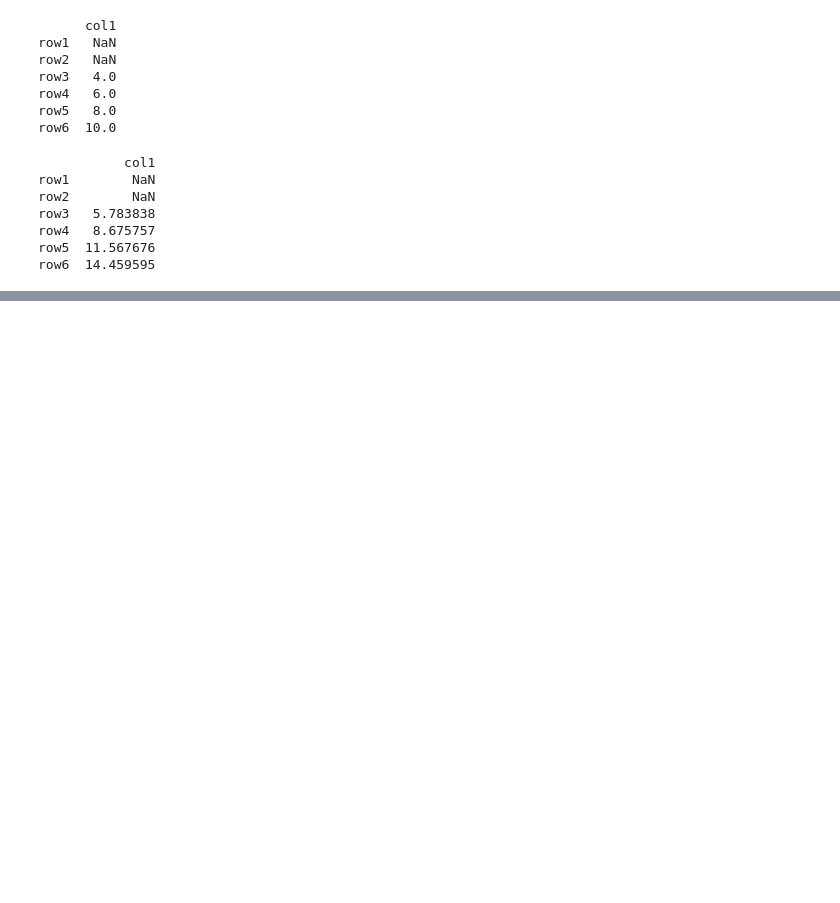
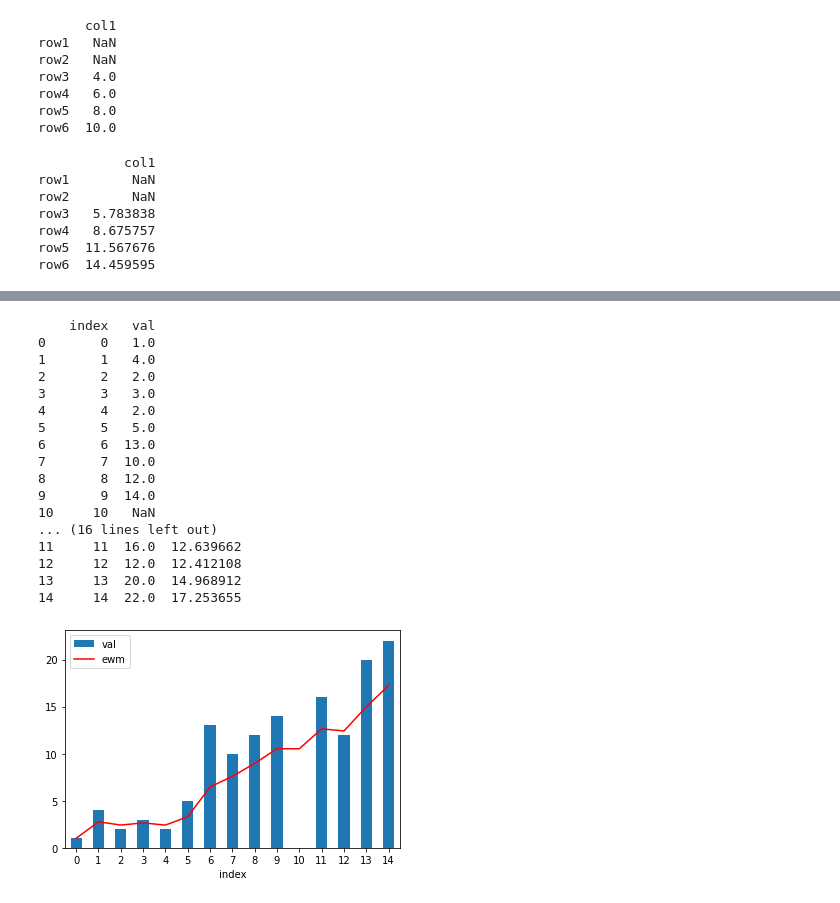
Before and after one commit to bye23mj/pandas, a Jupyter notebook: 02. 객체 내 연산.ipynb, the cells around one changed output, grey strips where cells are left out. Saved outputs shown, nothing was run; the diff lists cells and outputs as text; code cells hidden in the pictures; blank space fills up the shorter version.

```diff
--- a/02. 객체 내 연산.ipynb
+++ b/02. 객체 내 연산.ipynb
@@ -562,0 +843,29 @@ row6  14.459595
+# %%
+data = {'val':[1,4,2,3,2,5,13,10,12,14,np.NaN,16,12,20,22]}
+df = pd.DataFrame(data).reset_index()
+print(df)
+
+#df.plot(kind = 'bar',x = 'index', y='val')
+df2 = df.assign(ewm=df['val'].ewm(alpha=0.3).mean()) # val열에 ewm 메서드적용 후 df에 추가
+print(df2)
+ax = df.plot(kind='bar',x='index',y='val') # ax에 df의 bar chart 생성
+ax2= df2.plot(kind='line',x='index', y='ewm', color='red', ax=ax) # ax2에 df2의 line chart 생성후 ax에 추가
+# %% [output]
+    index   val
+0       0   1.0
+1       1   4.0
+2       2   2.0
+3       3   3.0
+4       4   2.0
+5       5   5.0
+6       6  13.0
+7       7  10.0
+8       8  12.0
+9       9  14.0
+10     10   NaN
+... (16 lines left out)
+11     11  16.0  12.639662
+12     12  12.0  12.412108
+13     13  20.0  14.968912
+14     14  22.0  17.253655
+[figure, added]
```
Also changed, not shown: parts of 33 cells of this notebook.
